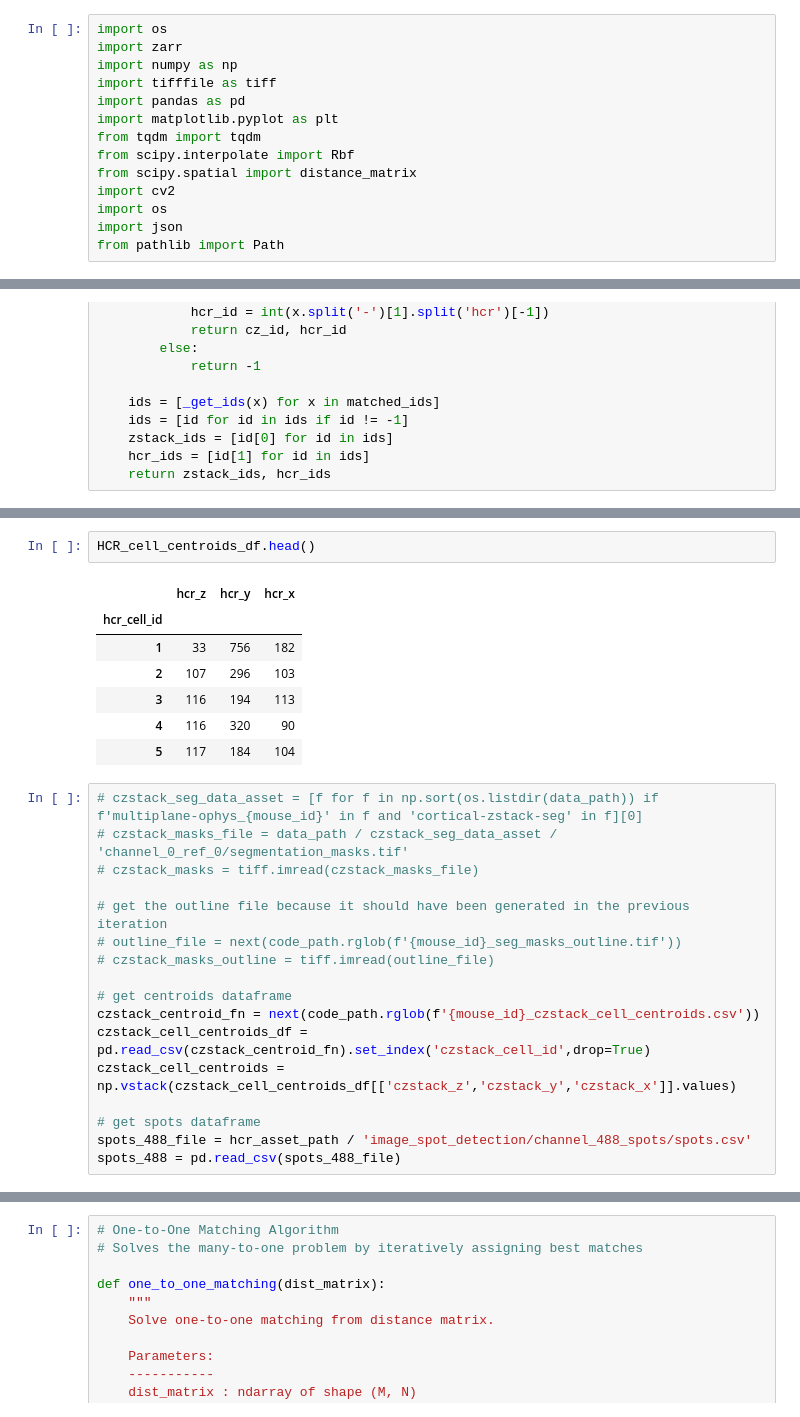
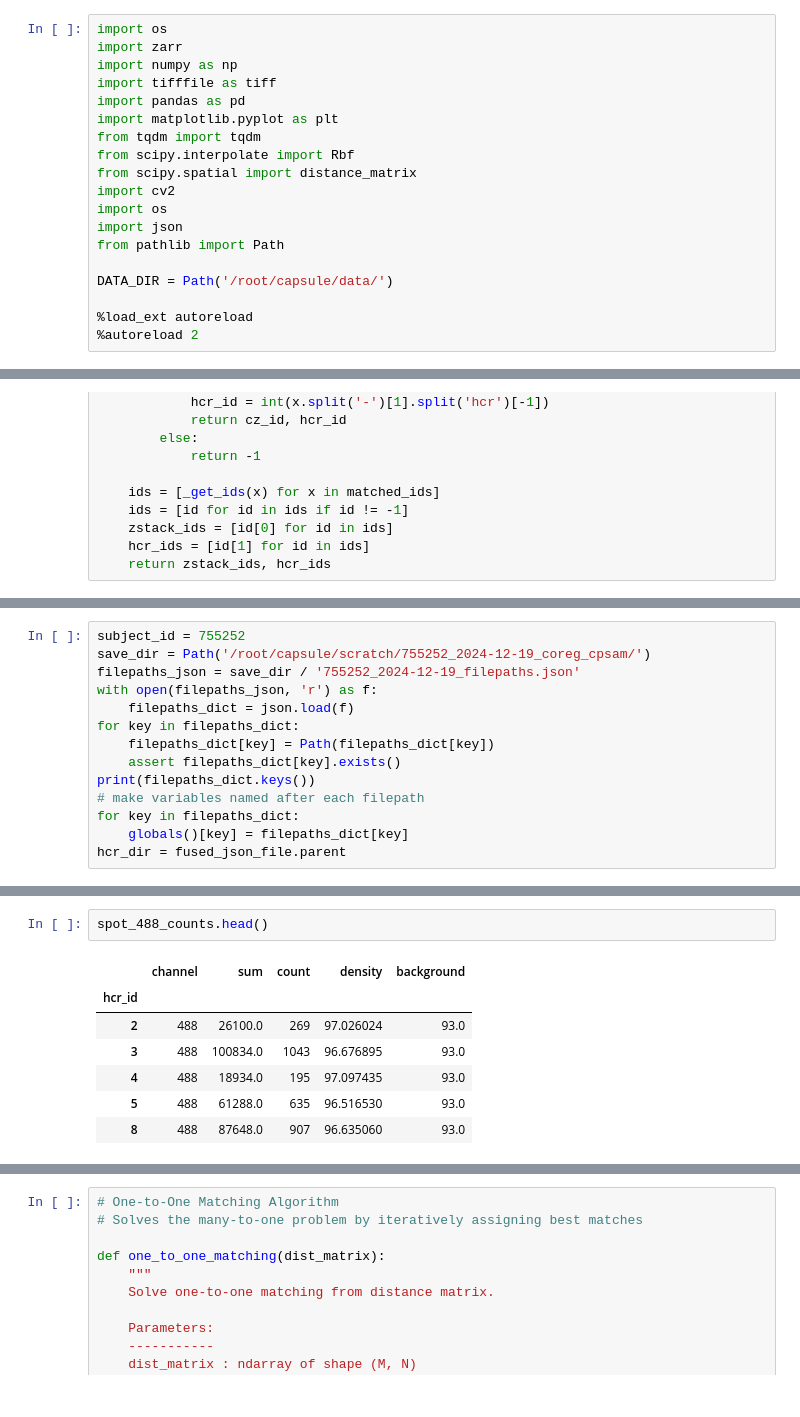
Before and after one commit to jkim0731/2p-hcr-autocoreg, a Jupyter notebook: code/2nd_iter_generate_landmarks.ipynb, the cells around one changed output, grey strips where cells are left out. Cells and saved outputs as stored; diff of their text form.

```diff
--- a/code/2nd_iter_generate_landmarks.ipynb
+++ b/code/2nd_iter_generate_landmarks.ipynb
@@ -25,3 +25,8 @@ import cv2
 import os
 import json
 from pathlib import Path
+
+DATA_DIR = Path('/root/capsule/data/')
+
+%load_ext autoreload
+%autoreload 2
@@ -103,0 +53,14 @@ scale_x, scale_y, scale_z = get_hcr_scales(mouse_id, data_path)
+# %%
+subject_id = 755252
+save_dir = Path('/root/capsule/scratch/755252_2024-12-19_coreg_cpsam/')
+filepaths_json = save_dir / '755252_2024-12-19_filepaths.json'
+with open(filepaths_json, 'r') as f:
+    filepaths_dict = json.load(f)
+for key in filepaths_dict:
+    filepaths_dict[key] = Path(filepaths_dict[key])
+    assert filepaths_dict[key].exists()
+print(filepaths_dict.keys())
+# make variables named after each filepath
+for key in filepaths_dict:
+    globals()[key] = filepaths_dict[key]
+hcr_dir = fused_json_file.parent
@@ -104,27 +165,10 @@ scale_x, scale_y, scale_z = get_hcr_scales(mouse_id, data_path)
 # %%
-HCR_cell_centroids_df.head()
+spot_488_counts.head()
 # %% [output]
-|  | hcr_z | hcr_y | hcr_x |
-| hcr_cell_id |  |  |  |
-| 1 | 33 | 756 | 182 |
-| 2 | 107 | 296 | 103 |
-| 3 | 116 | 194 | 113 |
-| 4 | 116 | 320 | 90 |
-| 5 | 117 | 184 | 104 |
+|  | channel | sum | count | density | background |
+| hcr_id |  |  |  |  |  |
+| 2 | 488 | 26100.0 | 269 | 97.026024 | 93.0 |
+| 3 | 488 | 100834.0 | 1043 | 96.676895 | 93.0 |
+| 4 | 488 | 18934.0 | 195 | 97.097435 | 93.0 |
+| 5 | 488 | 61288.0 | 635 | 96.516530 | 93.0 |
+| 8 | 488 | 87648.0 | 907 | 96.635060 | 93.0 |
-# %%
-# czstack_seg_data_asset = [f for f in np.sort(os.listdir(data_path)) if f'multiplane-ophys_{mouse_id}' in f and 'cortical-zstack-seg' in f][0]
-# czstack_masks_file = data_path / czstack_seg_data_asset / 'channel_0_ref_0/segmentation_masks.tif'
-# czstack_masks = tiff.imread(czstack_masks_file)
-
-# get the outline file because it should have been generated in the previous iteration
-# outline_file = next(code_path.rglob(f'{mouse_id}_seg_masks_outline.tif'))
-# czstack_masks_outline = tiff.imread(outline_file)
-
-# get centroids dataframe
-czstack_centroid_fn = next(code_path.rglob(f'{mouse_id}_czstack_cell_centroids.csv'))
-czstack_cell_centroids_df = pd.read_csv(czstack_centroid_fn).set_index('czstack_cell_id',drop=True)
-czstack_cell_centroids = np.vstack(czstack_cell_centroids_df[['czstack_z','czstack_y','czstack_x']].values)
-
-# get spots dataframe
-spots_488_file = hcr_asset_path / 'image_spot_detection/channel_488_spots/spots.csv'
-spots_488 = pd.read_csv(spots_488_file)
```
Also changed, not shown: parts of 29 cells of this notebook, 5 other files.
